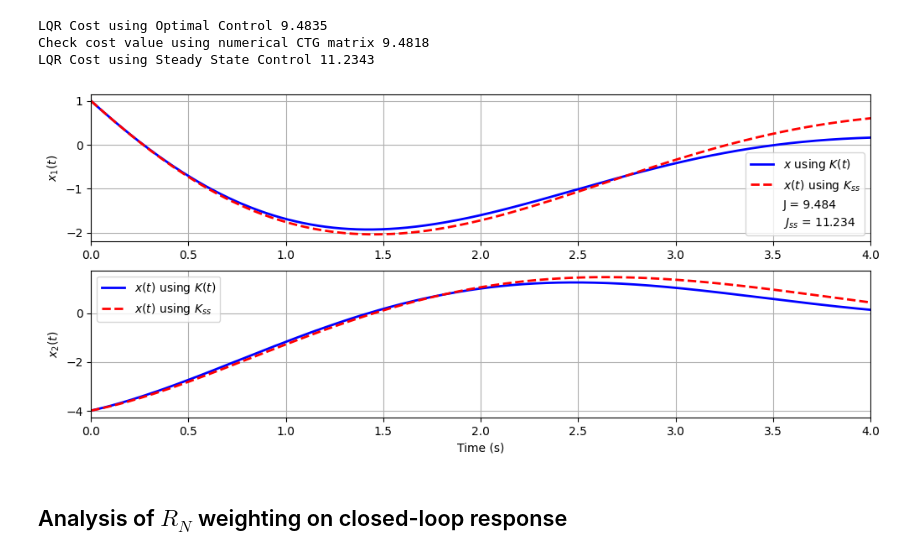
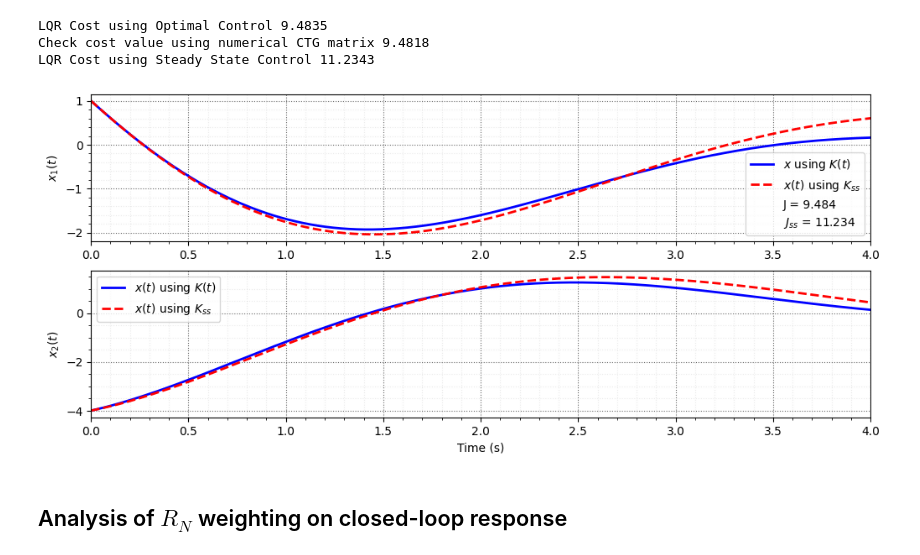
Before and after one commit to JonHowMIT/16_32_Software, a Jupyter notebook: L17_CLQR_ex1.ipynb, the cells around one changed output. Saved outputs shown, nothing was run; the diff lists cells and outputs as text; code cells hidden in the pictures.

```diff
--- a/L17_CLQR_ex1.ipynb
+++ b/L17_CLQR_ex1.ipynb
@@ -147,9 +147,9 @@ def Compute_cost(Npts,Tf,dt,X,U,H,Rxx,Ruu):
     Jtf = np.array([0.5*X[:,0,-1].T@H@X[:,0,-1]])
 
     def Jderiv(t,T,X0,X1,U,Rxx,Ruu):
-        x = np.array([X0(t), X1(t)]).reshape(n,1)
+        x = np.array([X0(t), X1(t)])
         u = np.array([U(t)])
-        deriv = x.T@Rxx@x + u.T*Ruu*u
+        deriv = np.dot(x.T,Rxx)@x + u.T*Ruu*u
         return 0.5*deriv
 
     JJ = solve_ivp(Jderiv, [0, Tf-dt], Jtf, t_eval=[Tf-dt], rtol=1e-9, args=(X0_int,X1_int,U_int,Rxx,Ruu))
@@ -168,27 +168,27 @@ LQR Cost using Steady State Control 11.2343
 # %%
 plt.figure(3,figsize=(12,5))
 ax1 = plt.subplot(211)
 ax1.plot(t,X[0,0,:],'b-',label=r'$x$ using $K(t)$')
 ax1.plot(t,X_ss[0,0,:],'r--',label=r'$x(t)$ using $K_{ss}$')
 plt.ylabel(r'$x_1(t)$')
-plt.grid(True)
+nicegrid()
 plt.xlim([0,Tf])
 plt.plot(np.NaN, np.NaN, '-', color='none', label='J = '+str(round(J,3)))
 plt.plot(np.NaN, np.NaN, '-', color='none', label=r'$J_{ss}$ = '+str(round(J_ss,3)))
 plt.legend(loc='best')
 ax2 = plt.subplot(212, sharex=ax1)
 ax2.plot(t,X[1,0,:],'b-',label=r'$x(t)$ using $K(t)$')
 ax2.plot(t,X_ss[1,0,:],'r--',label=r'$x(t)$ using $K_{ss}$')
 plt.ylabel(r'$x_2(t)$')
 plt.legend(loc='best')
 plt.xlim([0,Tf])
-plt.grid(True)
+nicegrid()
 plt.xlabel(r'$k$')
 plt.xlabel(r'Time (s)')
 plt.savefig("figs/CLQR_ex1_3.png")
 plt.show()
 # %% [output]
-[figure, old version]
+[figure, new version]
 # %% [markdown]
 ## Analysis of $R_N$ weighting on closed-loop response
 # %%
```
Also changed, not shown: parts of 4 cells of this notebook, 1 other file.
